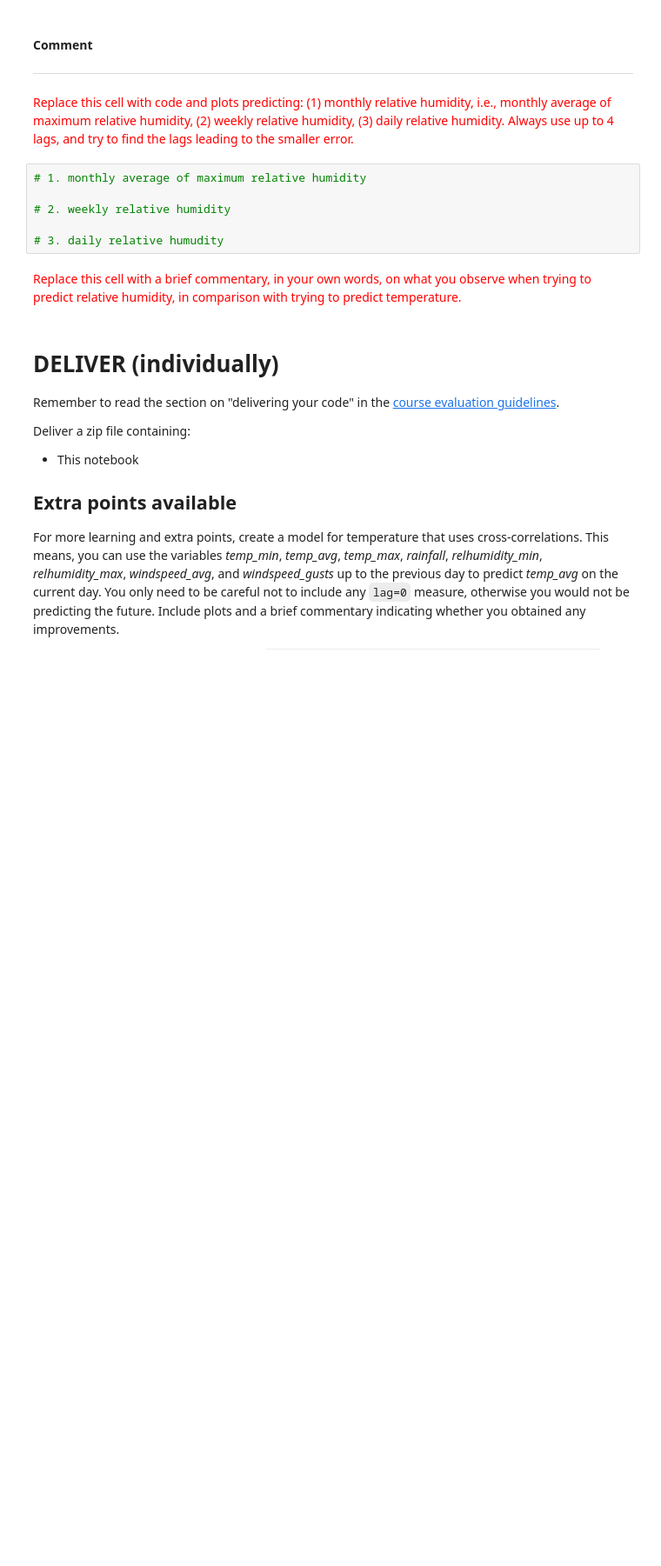
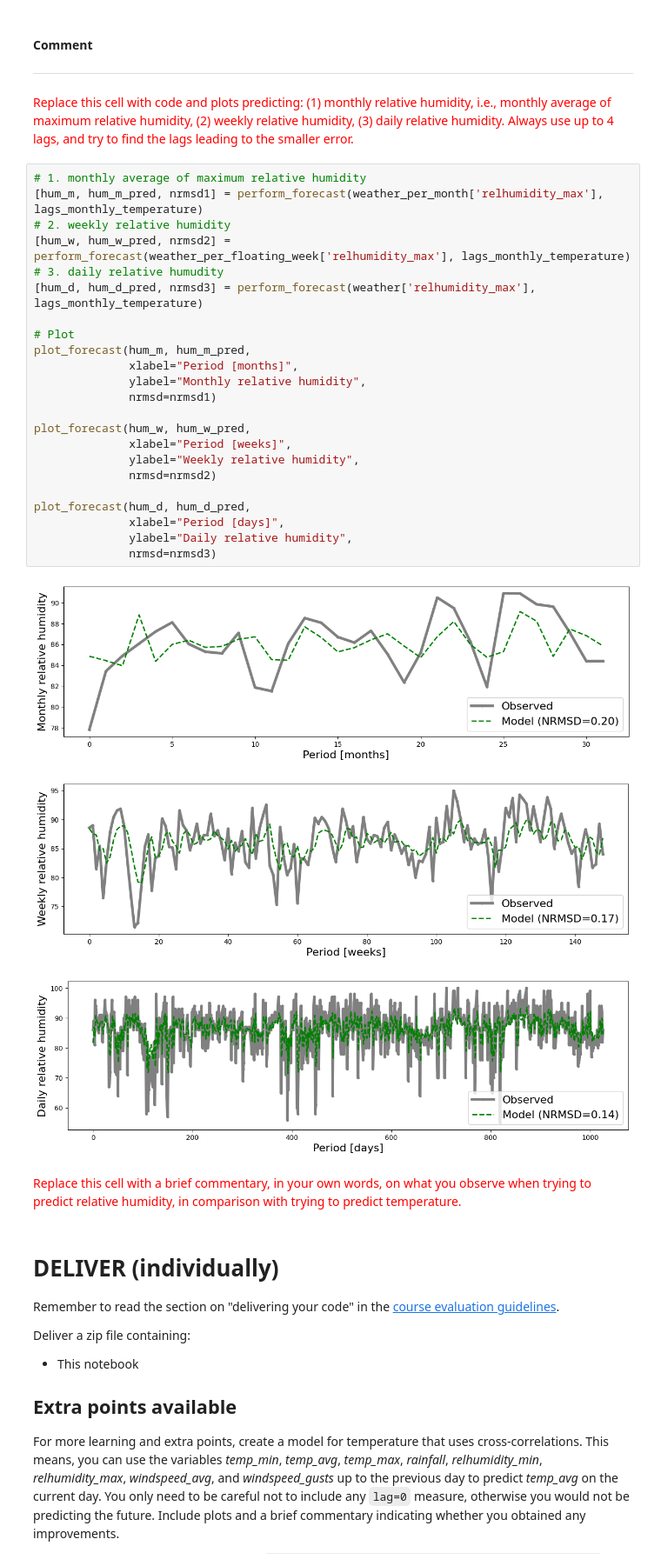
Before and after one commit to zsykk/datamining_2nd, a Jupyter notebook: ps09_forecasting.ipynb, the cells around one changed output. Shown at 87% size. Saved outputs shown, nothing was run; the diff lists cells and outputs as text; blank space fills up the shorter version.

```diff
--- a/ps09_forecasting.ipynb
+++ b/ps09_forecasting.ipynb
@@ -1174,12 +1176,33 @@ plot_forecast(y_d, y_pred_d,
 *************
 # %% [markdown]
 <font size="+1" color="red">Replace this cell with code and plots predicting: (1) monthly relative humidity, i.e., monthly average of maximum relative humidity, (2) weekly relative humidity, (3) daily relative humidity. Always use up to 4 lags, and try to find the lags leading to the smaller error.</font>
-# %%
-# 1. monthly average of maximum relative humidity
-
-# 2. weekly relative humidity
-
-# 3. daily relative humudity
+# %%
+# 1. monthly average of maximum relative humidity
+[hum_m, hum_m_pred, nrmsd1] = perform_forecast(weather_per_month['relhumidity_max'], lags_monthly_temperature)
+# 2. weekly relative humidity
+[hum_w, hum_w_pred, nrmsd2] = perform_forecast(weather_per_floating_week['relhumidity_max'], lags_monthly_temperature)
+# 3. daily relative humudity
+[hum_d, hum_d_pred, nrmsd3] = perform_forecast(weather['relhumidity_max'], lags_monthly_temperature)
+
+# Plot
+plot_forecast(hum_m, hum_m_pred,
+              xlabel="Period [months]",
+              ylabel="Monthly relative humidity",
+              nrmsd=nrmsd1)
+
+plot_forecast(hum_w, hum_w_pred,
+              xlabel="Period [weeks]",
+              ylabel="Weekly relative humidity",
+              nrmsd=nrmsd2)
+
+plot_forecast(hum_d, hum_d_pred,
+              xlabel="Period [days]",
+              ylabel="Daily relative humidity",
+              nrmsd=nrmsd3)
+# %% [output]
+[figure, added]
+[figure, added]
+[figure, added]
 # %% [markdown]
 <font size="+1" color="red">Replace this cell with a brief commentary, in your own words, on what you observe when trying to predict relative humidity, in comparison with trying to predict temperature.</font>
 # %% [markdown]
```
Also changed, not shown: parts of 6 cells of this notebook.
